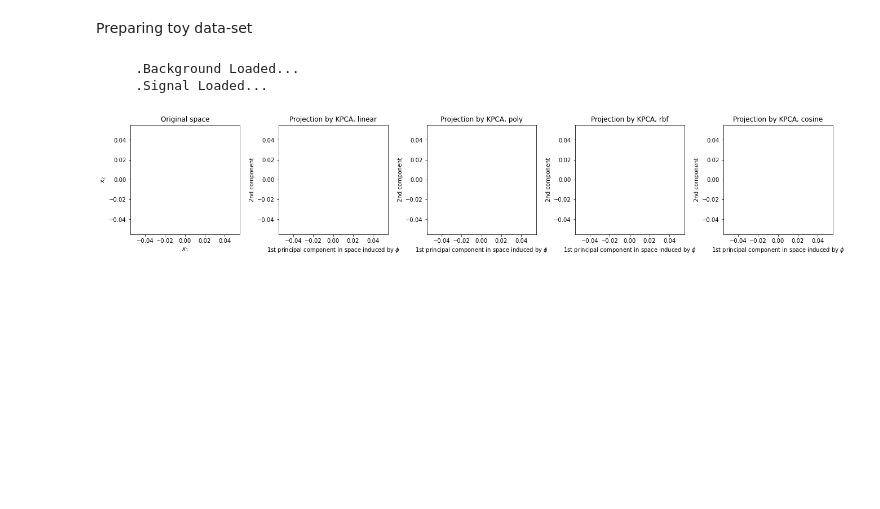
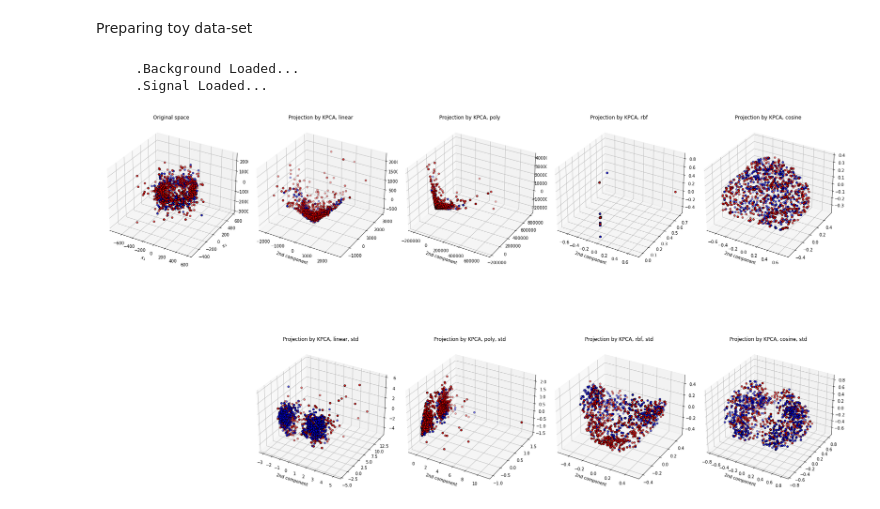
Before and after one commit to eduardopaguiar/Anomaly_Detection, a Jupyter notebook: dimensionality_reduction.ipynb, the cells around one changed output. Cells and saved outputs as stored; diff of their text form; code cells hidden in the pictures; blank space fills up the shorter version.

```diff
--- a/dimensionality_reduction.ipynb
+++ b/dimensionality_reduction.ipynb
@@ -32,47 +35,79 @@ for i in range(len(signal)):y.append(1)
+# %%
+X = np.vstack((background,signal))
+y = []
+for i in range(len(background)):y.append(0)
+for i in range(len(signal)):y.append(1)
+y = np.array(y)
+# %%
+# Normalization
+
+norm_background = normalize(background)
+norm_signal = normalize(signal)
+# %%
+# Normalization
+
+norm_std_background = normalize(std_background)
+norm_std_signal = normalize(std_signal)
+# %%
+norm_X = np.vstack((norm_background,norm_signal))
+norm_std_X = np.vstack((norm_std_background,norm_std_signal))
+std_X = np.vstack((std_background,std_signal))
 # %%
-# training PCA for comparison
-pca = PCA(n_components=2)
-X_pca = pca.fit_transform(X)
-
+#%matplotlib
 # definin loop structure for kernels
 kernels = ['linear', 'poly', 'rbf', 'cosine']#'sigmoid', 'precomputed'
 
-
-plt.figure(figsize=(int(len(kernels)*5)+2,5))
-plt.subplot(1, int(len(kernels))+2, 1, aspect='equal')
-plt.title("Original space")
+fig = plt.figure(figsize=(25,16))
+#ax = fig.add_subplot(4, 5, 1, projection='3d')
+ax = fig.add_subplot(2, 5, 1, projection='3d')
+ax.set_title("Original space")
 reds = y == 0
 blues = y == 1
 
-plt.scatter(X[reds, 0], X[reds, 1], c="red",
+ax.scatter(X[reds, 0], X[reds, 1], X[reds, 2], c="red",
             s=20, edgecolor='k')
-plt.scatter(X[blues, 0], X[blues, 1], c="blue",
+ax.scatter(X[blues, 0], X[blues, 1], X[blues, 2], c="blue",
             s=20, edgecolor='k')
-plt.xlabel("$x_1$")
-plt.ylabel("$x_2$")
+ax.set_xlabel("$x_1$")
+ax.set_ylabel("$x_2$")
 
 
 for i,knl in enumerate(kernels):
 
-    if knl in ['rbf', 'poly']:
-        kpca = KernelPCA(kernel=knl, gamma=10, n_components=2)
+    if knl in ['poly']:
+        kpca = KernelPCA(kernel=knl, degree=2, n_components=3)
     else:
-        kpca = KernelPCA(kernel=knl, n_components=2)
+        kpca = KernelPCA(kernel=knl, n_components=3)
 
     X_kpca = kpca.fit_transform(X)
+    std_X_kpca = kpca.fit_transform(std_X)
+    norm_X_kpca = kpca.fit_transform(norm_X)
+    norm_std_X_kpca = kpca.fit_transform(norm_std_X)
 
     # Plot result
 
-    plt.subplot(1, int(len(kernels))+2, i+2, aspect='equal')
-    plt.scatter(X_kpca[reds, 0], X_kpca[reds, 1], c="red",
+    #ax = fig.add_subplot(4, 5, i+2, projection='3d')
+    ax = fig.add_subplot(2, 5, i+2, projection='3d')
+    ax.scatter(X_kpca[reds, 0], X_kpca[reds, 1], X_kpca[reds, 2], c="red",
                 s=20, edgecolor='k')
-    plt.scatter(X_kpca[blues, 0], X_kpca[blues, 1], c="blue",
+    ax.scatter(X_kpca[blues, 0], X_kpca[blues, 1], X_kpca[blues, 2], c="blue",
                 s=20, edgecolor='k')
-    plt.title("Projection by KPCA, " + knl)
-    plt.xlabel(r"1st principal component in space induced by $\phi$")
-    plt.ylabel("2nd component")
+    ax.set_title("Projection by KPCA, " + knl)
+    ax.set_xlabel(r"1st principal component")
+    ax.set_xlabel("2nd component")
+
+    # Plot result
+
+    ax = fig.add_subplot(2, 5, i+7, projection='3d')
+    ax.scatter(std_X_kpca[reds, 0], std_X_kpca[reds, 1], std_X_kpca[reds, 2], c="red",
+                s=20, edgecolor='k')
+    ax.scatter(std_X_kpca[blues, 0], std_X_kpca[blues, 1], std_X_kpca[blues, 2], c="blue",
+                s=20, edgecolor='k')
+    ax.set_title("Projection by KPCA, " + knl + ', std')
+    ax.set_xlabel(r"1st principal component")
+    ax.set_xlabel("2nd component")
 
 plt.tight_layout()
 plt.show()
 # %% [output]
-[figure, old version]
+[figure, new version]
```
Also changed, not shown: parts of 8 cells of this notebook, 1 other file.
